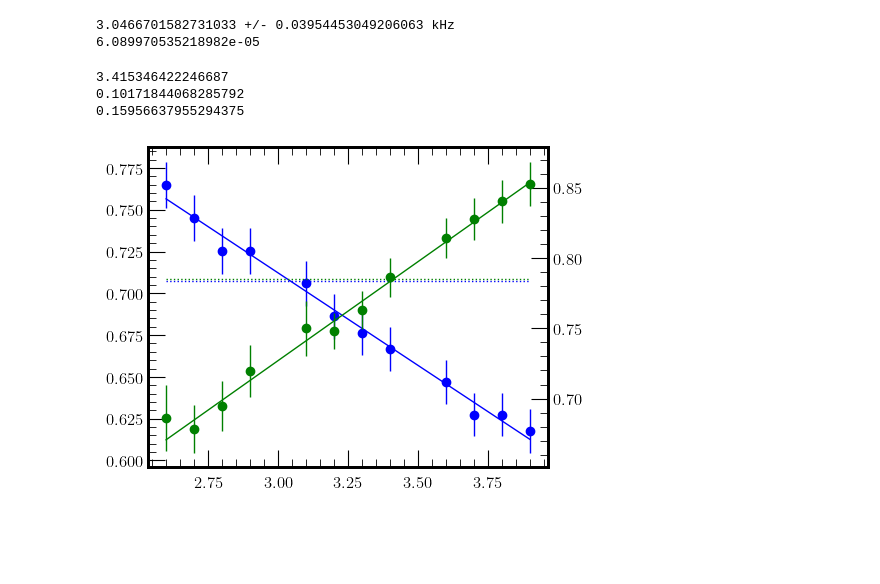
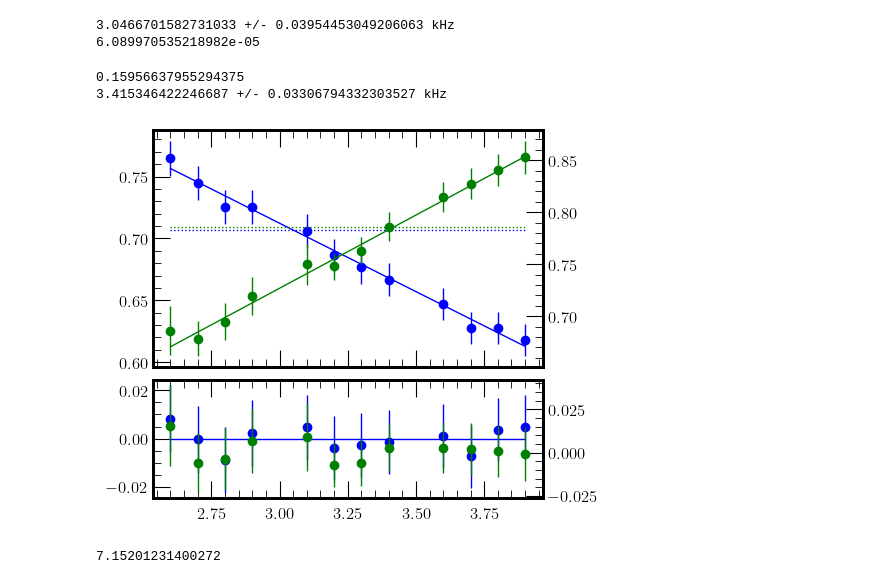
Before and after one commit to Fra005Ve/G09---SF2-, a Jupyter notebook: RC in frequenza/RCfrequenza.ipynb, the cells around one changed output. Drawn from its saved outputs; the diff is of its cells as text; code cells hidden in the pictures; blank space fills up the shorter version.

```diff
--- a/RC in frequenza/RCfrequenza.ipynb
+++ b/RC in frequenza/RCfrequenza.ipynb
@@ -250,30 +238,49 @@ chi2linPhi = np.sum((residuPhilin/sphiloc)**2)
 
 df = len(floc)-2
 
-print((np.pi/4 - valphilin[0])/valphilin[1])
-print((valphilin[0]**2/valphilin[1]**4 * covphilin[1,1] + valphilin[1]**-2 * covphilin[0,0] + 2*valphilin[0]*valphilin[1]**-3 * covphilin[1,0])**0.5)
+print(chi2linPhi/df)
 
-print(chi2linPhi/df)
+a,b = valphilin
+
+ft_phi_lin = (np.pi/4 - a)/b
+
+s_ft_phi_lin = np.sqrt((np.pi/4-valphilin[0])**2/valphilin[1]**4*covphilin[1,1]+1/valphilin[1]**2*covphilin[0,0]+2/valphilin[1]**3*(np.pi/4-valphilin[0])*covphilin[0,1])
+
+print(ft_phi_lin,"+/-",s_ft_phi_lin, "kHz")
 # %% [output]
-3.415346422246687
-0.10171844068285792
 0.15956637955294375
+3.415346422246687 +/- 0.03306794332303527 kHz
-# %%
-# Plot dei dati
-fig, axA = plt.subplots(1,1, figsize=(5,4))
-x_fit = np.linspace(min(floc),max(floc),100)
-h = 0.1
-axA.errorbar(floc, Tfloc, yerr=sTfloc, fmt='bo')
-axA.plot(x_fit, retta(x_fit, *valtrlin), color = "b")
-
-axA.plot(x_fit, np.full(len(x_fit), 2**-0.5), linestyle = "dotted")
-
-axF = axA.twinx()
-axF.plot(x_fit, retta(x_fit, *valphilin), color = "g")
-axF.plot(x_fit, np.full(len(x_fit), np.pi/4), linestyle = "dotted", color = "g")
-
-axF.errorbar(floc, philoc,  yerr= sphiloc, fmt='go')
-
-plt.show()
-# %% [output]
-[figure, removed]
+# %%
+# Plot dei dati
+fig, axA = plt.subplots(2,1, figsize=(5,4),sharex=True, constrained_layout = True, height_ratios=[2, 1])
+x_fit = np.linspace(min(floc),max(floc),100)
+h = 0.1
+
+axF = axA[0].twinx()
+
+axA[0].errorbar(floc, Tfloc, yerr=sTfloc, fmt='bo')
+axA[0].plot(x_fit, retta(x_fit, *valtrlin), color = "b")
+
+axA[0].plot(x_fit, np.full(len(x_fit), 2**-0.5), linestyle = "dotted")
+
+axF.plot(x_fit, retta(x_fit, *valphilin), color = "g")
+axF.plot(x_fit, np.full(len(x_fit), np.pi/4), linestyle = "dotted", color = "g")
+
+axF.errorbar(floc, philoc,  yerr= sphiloc, fmt='go')
+
+axF2 = axA[1].twinx()
+
+
+axA[1].errorbar(floc, residutrlin, yerr=sTfloc, fmt='bo')
+axF2.errorbar(floc, residuPhilin, yerr=sphiloc, fmt='go')
+
+axA[1].plot(x_fit, np.zeros(100), color = "b")
+
+
+plt.show()
+# %% [output]
+[figure, added]
+# %%
+print((ft_phi_lin - ft_tr_lin)/np.sqrt(s_ft_phi_lin ** 2 + s_ft_tr_lin ** 2))
+# %% [output]
+7.15201231400272
```
Also changed, not shown: parts of 4 cells of this notebook.
